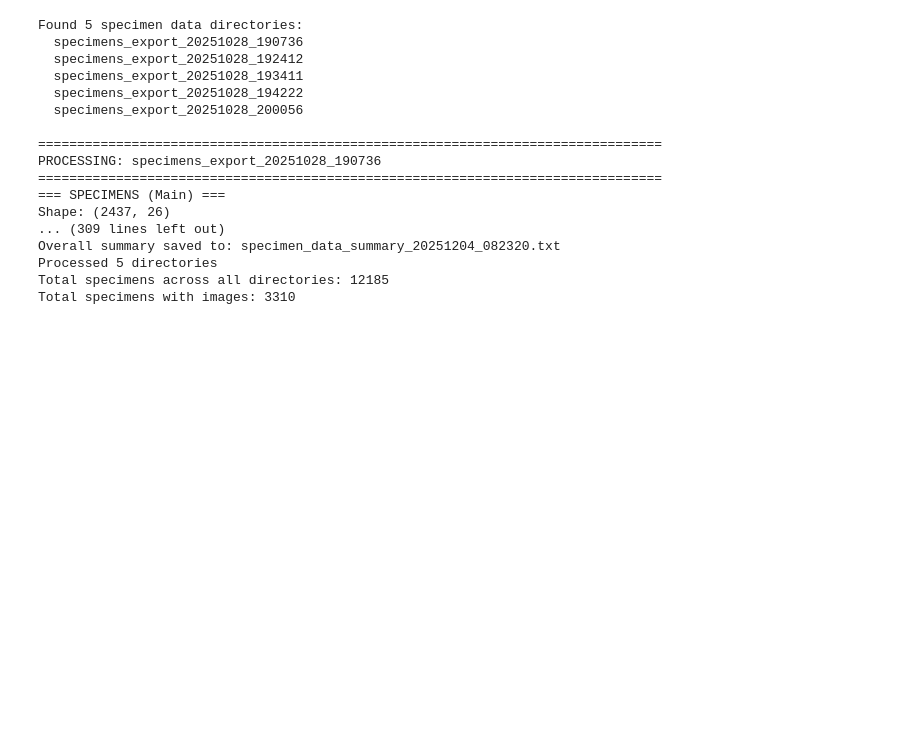
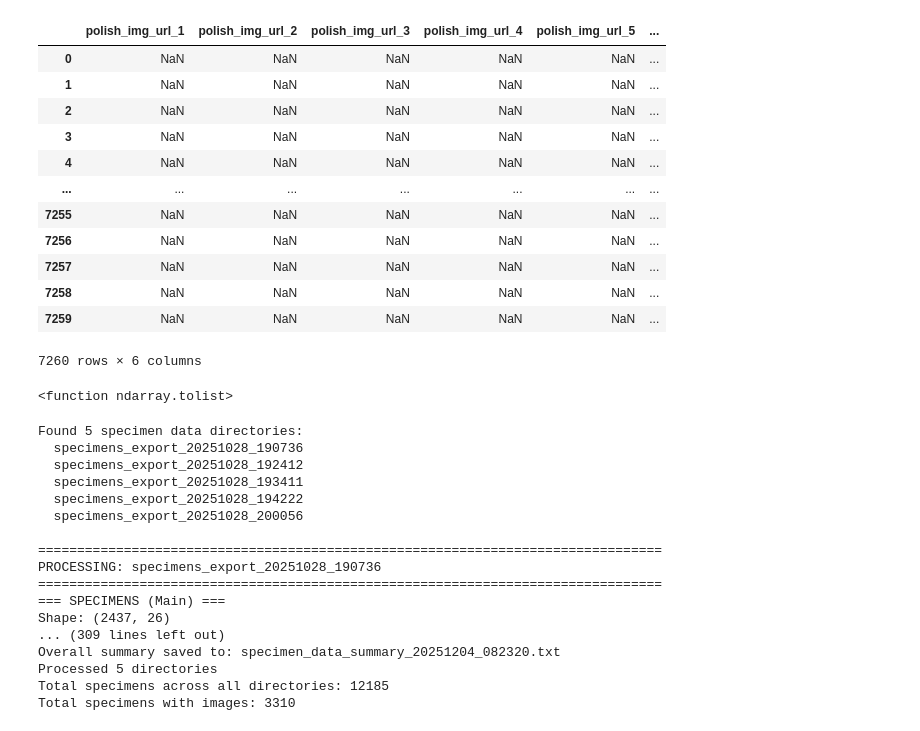
Before and after one commit to thangible/3dscan, a Jupyter notebook: data_3.ipynb, the cells around one changed output. Cells and saved outputs as stored; diff of their text form; code cells hidden in the pictures; blank space fills up the shorter version.

```diff
--- a/data_3.ipynb
+++ b/data_3.ipynb
@@ -565,3 +602,23 @@ NameError: name 'complete_dataset' is not defined
+# %%
+merged_polish[['polish_img_url_1', 'polish_img_url_2', 'polish_img_url_3', 'polish_img_url_4', 'polish_img_url_5', 'polish_img_url_6']]
+# %% [output]
+|  | polish_img_url_1 | polish_img_url_2 | polish_img_url_3 | polish_img_url_4 | polish_img_url_5 | ... |
+| 0 | NaN | NaN | NaN | NaN | NaN | ... |
+| 1 | NaN | NaN | NaN | NaN | NaN | ... |
+| 2 | NaN | NaN | NaN | NaN | NaN | ... |
+| 3 | NaN | NaN | NaN | NaN | NaN | ... |
+| 4 | NaN | NaN | NaN | NaN | NaN | ... |
+| ... | ... | ... | ... | ... | ... | ... |
+| 7255 | NaN | NaN | NaN | NaN | NaN | ... |
+| 7256 | NaN | NaN | NaN | NaN | NaN | ... |
+| 7257 | NaN | NaN | NaN | NaN | NaN | ... |
+| 7258 | NaN | NaN | NaN | NaN | NaN | ... |
+| 7259 | NaN | NaN | NaN | NaN | NaN | ... |
+7260 rows × 6 columns
+# %%
+polish_df['microstructure'].dropna().unique().tolist
+# %% [output]
+<function ndarray.tolist>
 # %%
 import pandas as pd
 import numpy as np
```
Also changed, not shown: parts of 4 cells of this notebook, 1 other file.
